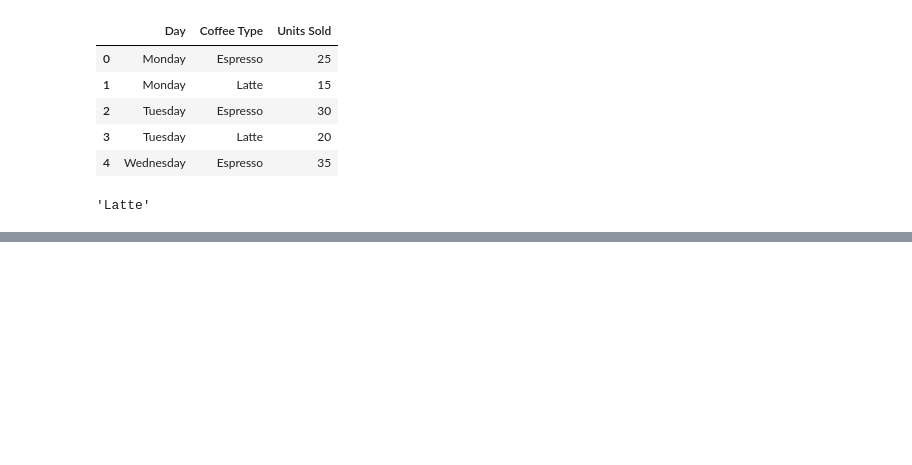
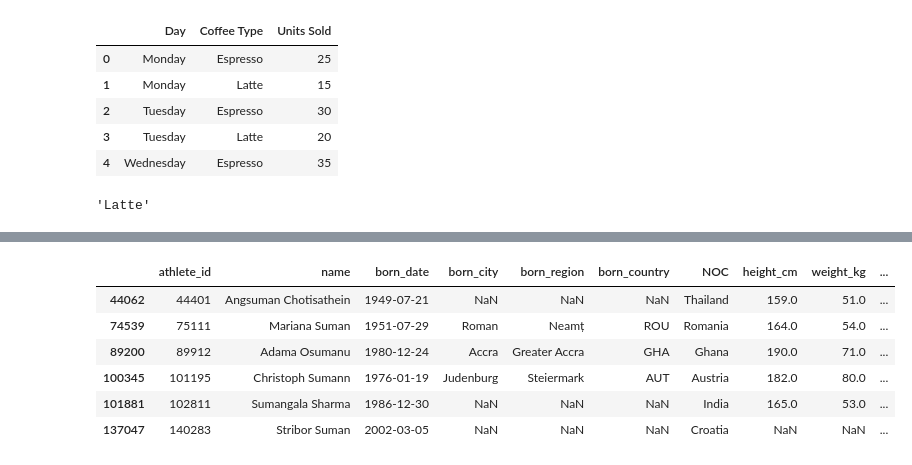
Before and after one commit to Suman-oli10/Pandas-learning, a Jupyter notebook: pandas_tutorial.ipynb, the cells around one changed output, grey strips where cells are left out. Drawn from its saved outputs; the diff is of its cells as text; code cells hidden in the pictures; blank space fills up the shorter version.

```diff
--- a/pandas_tutorial.ipynb
+++ b/pandas_tutorial.ipynb
@@ -241,0 +295,2 @@ coffee.iat[1,1]
+# %%
+bios=pd.read_csv("./data/bios.csv")
@@ -241,0 +330,10 @@ coffee.iat[1,1]
+# %%
+bios[bios['name'].str.contains('suman',case=False)]
+# %% [output]
+|  | athlete_id | name | born_date | born_city | born_region | born_country | NOC | height_cm | weight_kg | ... |
+| 44062 | 44401 | Angsuman Chotisathein | 1949-07-21 | NaN | NaN | NaN | Thailand | 159.0 | 51.0 | ... |
+| 74539 | 75111 | Mariana Suman | 1951-07-29 | Roman | Neamț | ROU | Romania | 164.0 | 54.0 | ... |
+| 89200 | 89912 | Adama Osumanu | 1980-12-24 | Accra | Greater Accra | GHA | Ghana | 190.0 | 71.0 | ... |
+| 100345 | 101195 | Christoph Sumann | 1976-01-19 | Judenburg | Steiermark | AUT | Austria | 182.0 | 80.0 | ... |
+| 101881 | 102811 | Sumangala Sharma | 1986-12-30 | NaN | NaN | NaN | India | 165.0 | 53.0 | ... |
+| 137047 | 140283 | Stribor Suman | 2002-03-05 | NaN | NaN | NaN | Croatia | NaN | NaN | ... |
```
Also changed, not shown: parts of 20 cells of this notebook, 1 other file.
